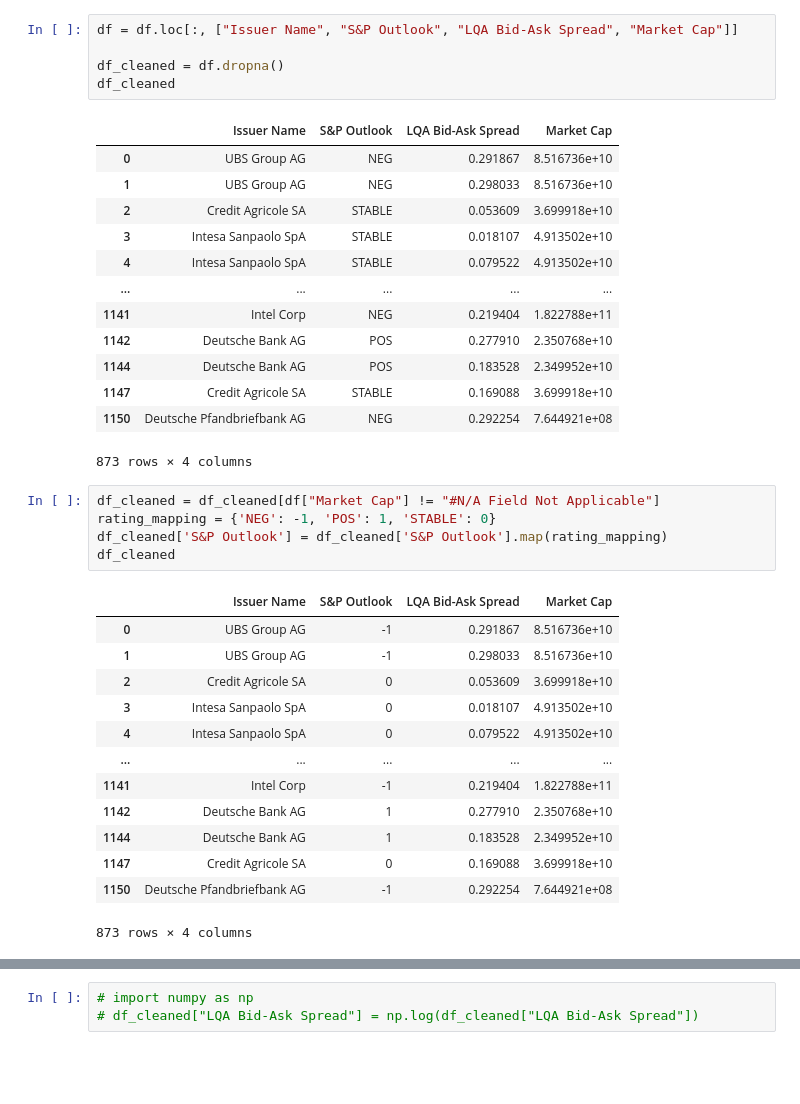
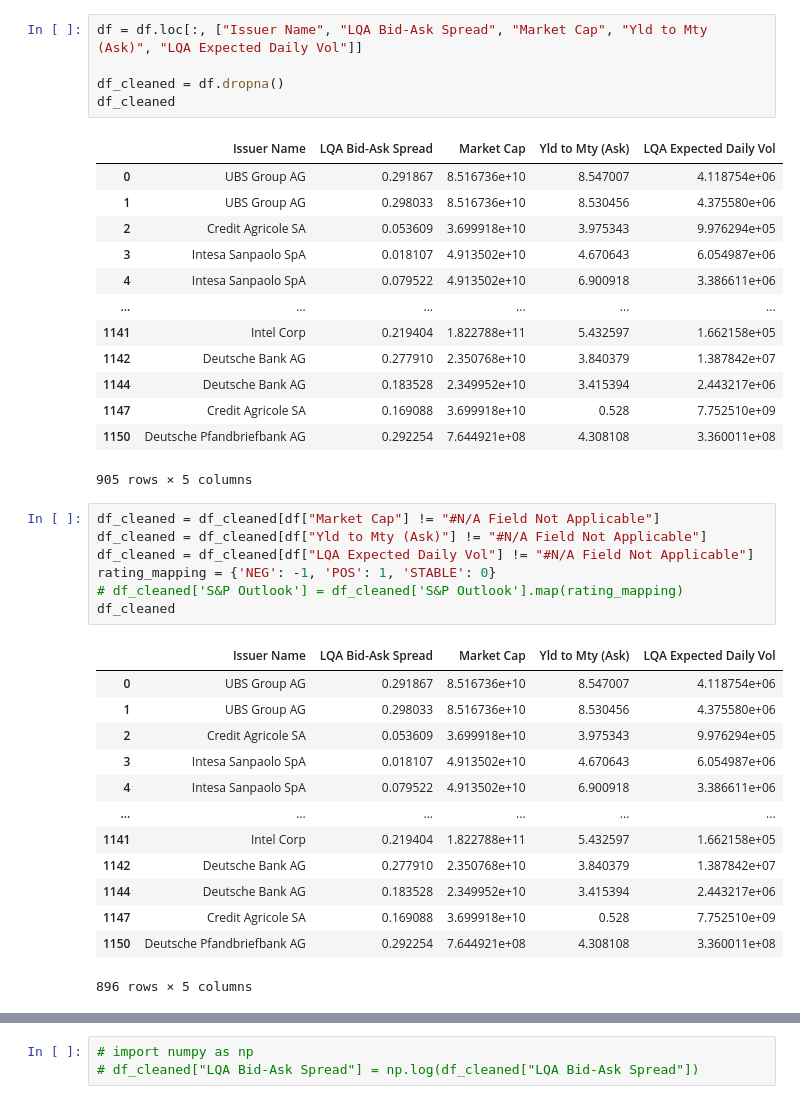
Before and after one commit to jainayushee/market-liquidity-clustering, a Jupyter notebook: project_new.ipynb, the cells around one changed output, grey strips where cells are left out. Saved outputs shown, nothing was run; the diff lists cells and outputs as text; blank space fills up the shorter version.

Commit message:
Include more columns

```diff
--- a/project_new.ipynb
+++ b/project_new.ipynb
@@ -11,43 +11,45 @@ df.head()
 | 3 | Intesa Sanpaolo SpA | 1.750000e+09 | 11/16/2023 | 4.670643 | 4.706842 | 4.688739 | 11/16/2025 | ... |
 | 4 | Intesa Sanpaolo SpA | 1.365256e+09 | 11/28/2023 | 6.900918 | 6.939746 | 6.920315 | 11/28/2033 | ... |
 # %%
-df = df.loc[:, ["Issuer Name", "S&P Outlook", "LQA Bid-Ask Spread", "Market Cap"]]
+df = df.loc[:, ["Issuer Name", "LQA Bid-Ask Spread", "Market Cap", "Yld to Mty (Ask)", "LQA Expected Daily Vol"]]
 
 df_cleaned = df.dropna()
 df_cleaned
 # %% [output]
-|  | Issuer Name | S&P Outlook | LQA Bid-Ask Spread | Market Cap |
-| 0 | UBS Group AG | NEG | 0.291867 | 8.516736e+10 |
-| 1 | UBS Group AG | NEG | 0.298033 | 8.516736e+10 |
-| 2 | Credit Agricole SA | STABLE | 0.053609 | 3.699918e+10 |
-| 3 | Intesa Sanpaolo SpA | STABLE | 0.018107 | 4.913502e+10 |
-| 4 | Intesa Sanpaolo SpA | STABLE | 0.079522 | 4.913502e+10 |
-| ... | ... | ... | ... | ... |
-| 1141 | Intel Corp | NEG | 0.219404 | 1.822788e+11 |
-| 1142 | Deutsche Bank AG | POS | 0.277910 | 2.350768e+10 |
-| 1144 | Deutsche Bank AG | POS | 0.183528 | 2.349952e+10 |
-| 1147 | Credit Agricole SA | STABLE | 0.169088 | 3.699918e+10 |
-| 1150 | Deutsche Pfandbriefbank AG | NEG | 0.292254 | 7.644921e+08 |
+|  | Issuer Name | LQA Bid-Ask Spread | Market Cap | Yld to Mty (Ask) | LQA Expected Daily Vol |
+| 0 | UBS Group AG | 0.291867 | 8.516736e+10 | 8.547007 | 4.118754e+06 |
+| 1 | UBS Group AG | 0.298033 | 8.516736e+10 | 8.530456 | 4.375580e+06 |
+| 2 | Credit Agricole SA | 0.053609 | 3.699918e+10 | 3.975343 | 9.976294e+05 |
+| 3 | Intesa Sanpaolo SpA | 0.018107 | 4.913502e+10 | 4.670643 | 6.054987e+06 |
+| 4 | Intesa Sanpaolo SpA | 0.079522 | 4.913502e+10 | 6.900918 | 3.386611e+06 |
+| ... | ... | ... | ... | ... | ... |
+| 1141 | Intel Corp | 0.219404 | 1.822788e+11 | 5.432597 | 1.662158e+05 |
+| 1142 | Deutsche Bank AG | 0.277910 | 2.350768e+10 | 3.840379 | 1.387842e+07 |
+| 1144 | Deutsche Bank AG | 0.183528 | 2.349952e+10 | 3.415394 | 2.443217e+06 |
+| 1147 | Credit Agricole SA | 0.169088 | 3.699918e+10 | 0.528 | 7.752510e+09 |
+| 1150 | Deutsche Pfandbriefbank AG | 0.292254 | 7.644921e+08 | 4.308108 | 3.360011e+08 |
-873 rows × 4 columns
+905 rows × 5 columns
 # %%
 df_cleaned = df_cleaned[df["Market Cap"] != "#N/A Field Not Applicable"]
+df_cleaned = df_cleaned[df["Yld to Mty (Ask)"] != "#N/A Field Not Applicable"]
+df_cleaned = df_cleaned[df["LQA Expected Daily Vol"] != "#N/A Field Not Applicable"]
 rating_mapping = {'NEG': -1, 'POS': 1, 'STABLE': 0}
-df_cleaned['S&P Outlook'] = df_cleaned['S&P Outlook'].map(rating_mapping)
+# df_cleaned['S&P Outlook'] = df_cleaned['S&P Outlook'].map(rating_mapping)
 df_cleaned
 # %% [output]
-|  | Issuer Name | S&P Outlook | LQA Bid-Ask Spread | Market Cap |
-| 0 | UBS Group AG | -1 | 0.291867 | 8.516736e+10 |
-| 1 | UBS Group AG | -1 | 0.298033 | 8.516736e+10 |
-| 2 | Credit Agricole SA | 0 | 0.053609 | 3.699918e+10 |
-| 3 | Intesa Sanpaolo SpA | 0 | 0.018107 | 4.913502e+10 |
-| 4 | Intesa Sanpaolo SpA | 0 | 0.079522 | 4.913502e+10 |
-| ... | ... | ... | ... | ... |
-| 1141 | Intel Corp | -1 | 0.219404 | 1.822788e+11 |
-| 1142 | Deutsche Bank AG | 1 | 0.277910 | 2.350768e+10 |
-| 1144 | Deutsche Bank AG | 1 | 0.183528 | 2.349952e+10 |
-| 1147 | Credit Agricole SA | 0 | 0.169088 | 3.699918e+10 |
-| 1150 | Deutsche Pfandbriefbank AG | -1 | 0.292254 | 7.644921e+08 |
+|  | Issuer Name | LQA Bid-Ask Spread | Market Cap | Yld to Mty (Ask) | LQA Expected Daily Vol |
+| 0 | UBS Group AG | 0.291867 | 8.516736e+10 | 8.547007 | 4.118754e+06 |
+| 1 | UBS Group AG | 0.298033 | 8.516736e+10 | 8.530456 | 4.375580e+06 |
+| 2 | Credit Agricole SA | 0.053609 | 3.699918e+10 | 3.975343 | 9.976294e+05 |
+| 3 | Intesa Sanpaolo SpA | 0.018107 | 4.913502e+10 | 4.670643 | 6.054987e+06 |
+| 4 | Intesa Sanpaolo SpA | 0.079522 | 4.913502e+10 | 6.900918 | 3.386611e+06 |
+| ... | ... | ... | ... | ... | ... |
+| 1141 | Intel Corp | 0.219404 | 1.822788e+11 | 5.432597 | 1.662158e+05 |
+| 1142 | Deutsche Bank AG | 0.277910 | 2.350768e+10 | 3.840379 | 1.387842e+07 |
+| 1144 | Deutsche Bank AG | 0.183528 | 2.349952e+10 | 3.415394 | 2.443217e+06 |
+| 1147 | Credit Agricole SA | 0.169088 | 3.699918e+10 | 0.528 | 7.752510e+09 |
+| 1150 | Deutsche Pfandbriefbank AG | 0.292254 | 7.644921e+08 | 4.308108 | 3.360011e+08 |
-873 rows × 4 columns
+896 rows × 5 columns
 # %%
 from matplotlib import pyplot as plt
 
```
Also changed, not shown: parts of 6 cells of this notebook.
